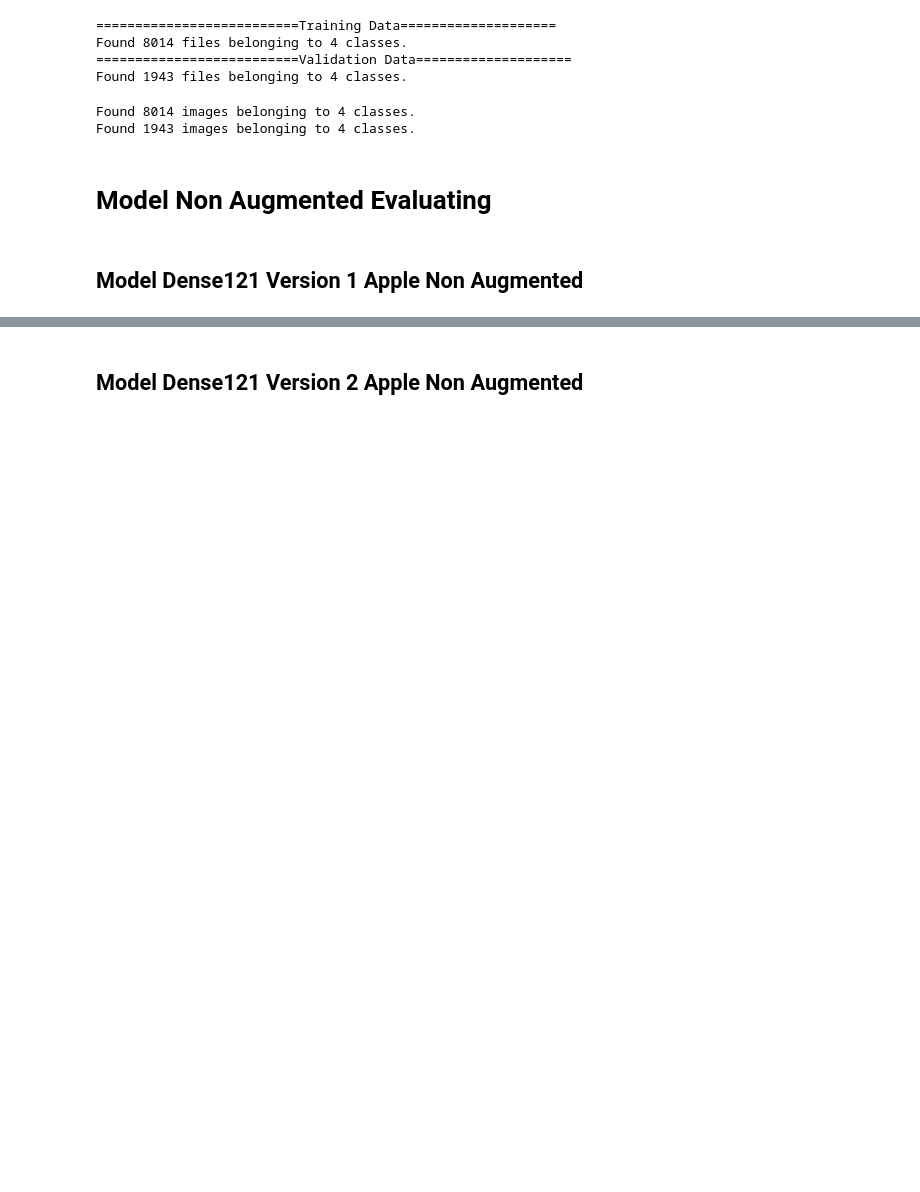
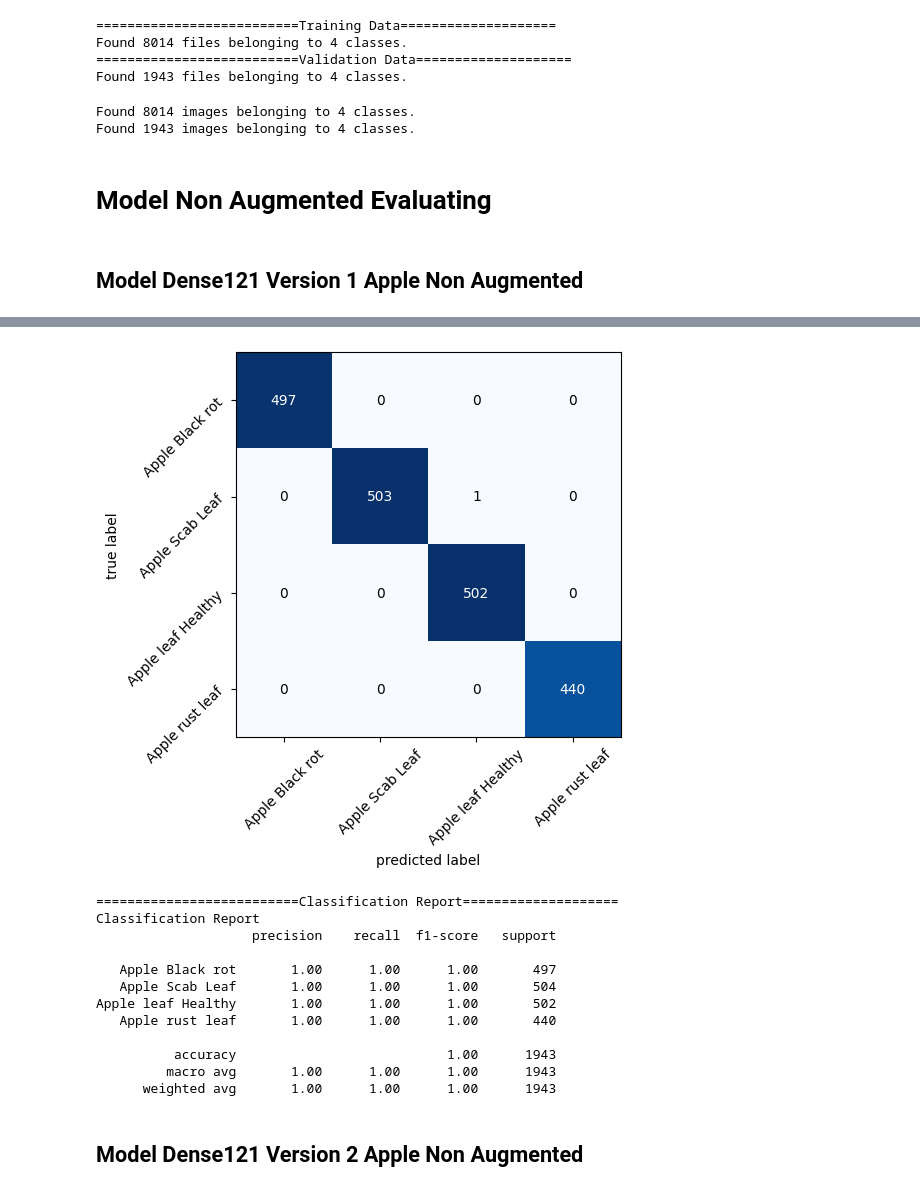
Before and after one commit to C23-PR495-AgroVision/Machine-Learning, a Jupyter notebook: Plant Crop Disease/Model Evaluation Apple.ipynb, the cells around one changed output, grey strips where cells are left out. Saved outputs shown, nothing was run; the diff lists cells and outputs as text; code cells hidden in the pictures; blank space fills up the shorter version.

```diff
--- a/Plant Crop Disease/Model Evaluation Apple.ipynb
+++ b/Plant Crop Disease/Model Evaluation Apple.ipynb
@@ -63,16 +67,17 @@ test_datagen  = ImageDataGenerator(rescale = 1.0/256.)
 # Flow training images in batches of 20 using train_datagen generator
 # --------------------
 train_generator = train_datagen.flow_from_directory("Dataset/Apple/train",
-                                                    batch_size=20,
+                                                    batch_size=1,
                                                     class_mode='categorical',
                                                     target_size=(224, 224))
 # --------------------
 # Flow validation images in batches of 20 using test_datagen generator
 # --------------------
 validation_generator =  test_datagen.flow_from_directory("Dataset/Apple/valid",
-                                                         batch_size=20,
+                                                         batch_size=1,
                                                          class_mode  = 'categorical',
-                                                         target_size = (224, 224))
+                                                         target_size = (224, 224),
+                                                         shuffle=False)
 # %% [output]
 Found 8014 images belonging to 4 classes.
 Found 1943 images belonging to 4 classes.
@@ -96,0 +102,18 @@ Loss: 0.203073%
+# %%
+# Confusion Matrix and Classification Report
+target_names = ['Apple Black rot', 'Apple Scab Leaf', 'Apple leaf Healthy', 'Apple rust leaf']
+# Plot Confusion Matrix
+print("==========================Confusion Matrix====================")
+y_pred = Dense_Non_Aug1.predict(validation_generator)
+y_pred = np.argmax(y_pred, axis=1)
+cm = confusion_matrix(validation_generator.classes, y_pred)
+fig, ax = plot_confusion_matrix(conf_mat=cm ,  figsize=(5, 5))
+ax.set_xticklabels([''] + target_names, rotation=45)
+ax.set_yticklabels([''] + target_names, rotation=45)
+plt.show()
+
+print("==========================Classification Report====================")
+print('Classification Report')
+
+print(classification_report(validation_generator.classes, y_pred, target_names=target_names))
+# %% [output]
@@ -97,3 +122,16 @@ Loss: 0.203073%
+[figure, added]
+==========================Classification Report====================
+Classification Report
+                    precision    recall  f1-score   support
+
+   Apple Black rot       1.00      1.00      1.00       497
+   Apple Scab Leaf       1.00      1.00      1.00       504
+Apple leaf Healthy       1.00      1.00      1.00       502
+   Apple rust leaf       1.00      1.00      1.00       440
+
+          accuracy                           1.00      1943
+         macro avg       1.00      1.00      1.00      1943
+      weighted avg       1.00      1.00      1.00      1943
 # %% [markdown]
 ## Model Dense121 Version 2 Apple Non Augmented
 # %%
```
Also changed, not shown: parts of 41 cells of this notebook, 16 other files.
